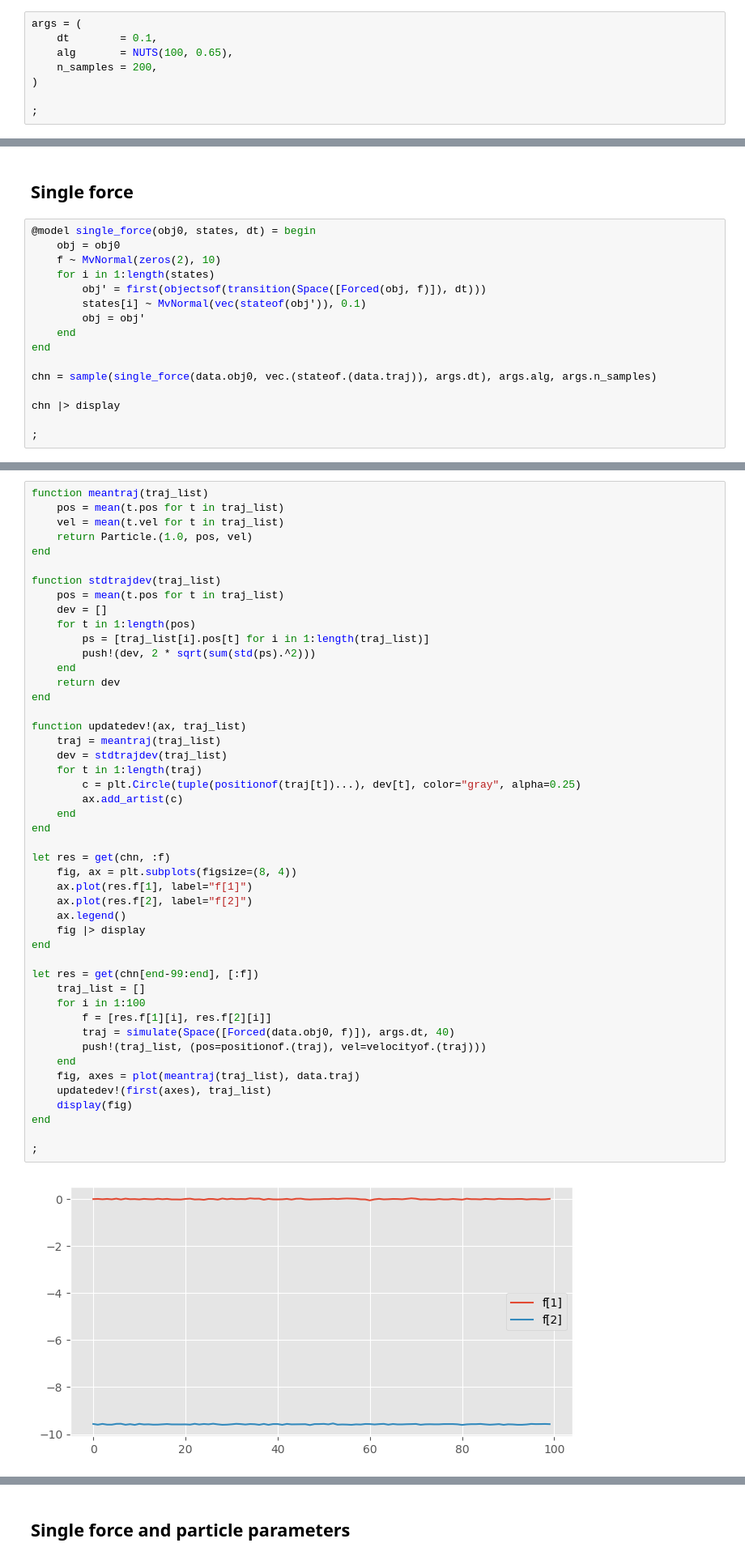
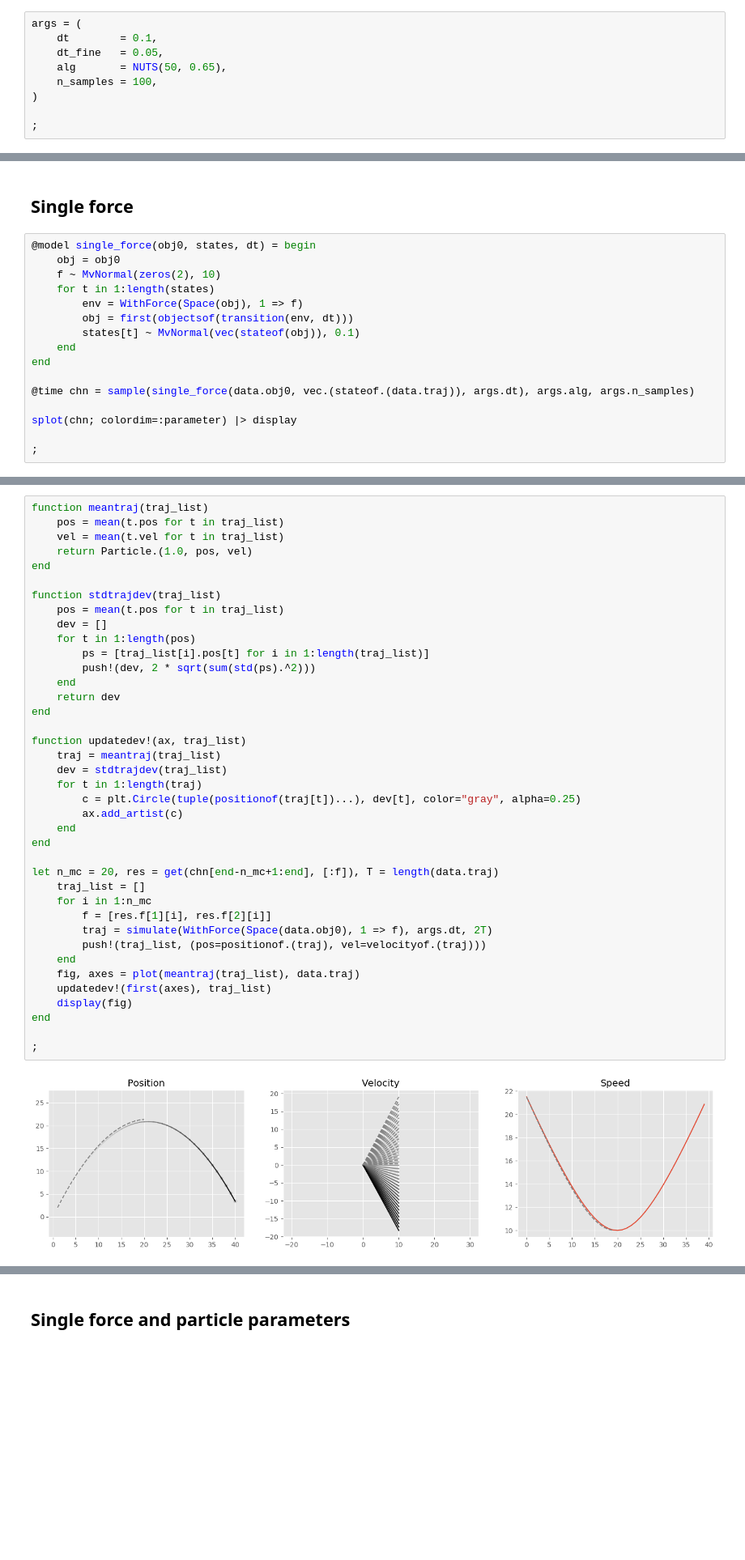
Before and after one commit to yding5/bnp2, a Jupyter notebook: notebooks/force-mcmc.ipynb, the cells around one changed output, grey strips where cells are left out. Shown at 81% size. Cells and saved outputs as stored; diff of their text form; blank space fills up the shorter version.

```diff
--- a/notebooks/force-mcmc.ipynb
+++ b/notebooks/force-mcmc.ipynb
@@ -10,8 +13,9 @@ using Turing, Revise, BNP2
 # %%
 args = (
     dt        = 0.1,
-    alg       = NUTS(100, 0.65),
-    n_samples = 200,
+    dt_fine   = 0.05,
+    alg       = NUTS(50, 0.65),
+    n_samples = 100,
 )
 
 ;
@@ -33,16 +37,16 @@ HTML{String}("<video width=\"500\" height=\"500\" controls autoplay loop>\n  <so
 @model single_force(obj0, states, dt) = begin
     obj = obj0
     f ~ MvNormal(zeros(2), 10)
-    for i in 1:length(states)
-        obj′ = first(objectsof(transition(Space([Forced(obj, f)]), dt)))
-        states[i] ~ MvNormal(vec(stateof(obj′)), 0.1)
-        obj = obj′
+    for t in 1:length(states)
+        env = WithForce(Space(obj), 1 => f)
+        obj = first(objectsof(transition(env, dt)))
+        states[t] ~ MvNormal(vec(stateof(obj)), 0.1)
     end
 end
 
-chn = sample(single_force(data.obj0, vec.(stateof.(data.traj)), args.dt), args.alg, args.n_samples)
+@time chn = sample(single_force(data.obj0, vec.(stateof.(data.traj)), args.dt), args.alg, args.n_samples)
 
-chn |> display
+splot(chn; colordim=:parameter) |> display
 
 ;
 # %% [output]
@@ -76,42 +64,34 @@ end
 function stdtrajdev(traj_list)
     pos = mean(t.pos for t in traj_list)
     dev = []
     for t in 1:length(pos)
         ps = [traj_list[i].pos[t] for i in 1:length(traj_list)]
         push!(dev, 2 * sqrt(sum(std(ps).^2)))
     end
     return dev
 end
 
 function updatedev!(ax, traj_list)
     traj = meantraj(traj_list)
     dev = stdtrajdev(traj_list)
     for t in 1:length(traj)
         c = plt.Circle(tuple(positionof(traj[t])...), dev[t], color="gray", alpha=0.25)
         ax.add_artist(c)
     end
 end
 
-let res = get(chn, :f)
-    fig, ax = plt.subplots(figsize=(8, 4))
-    ax.plot(res.f[1], label="f[1]")
-    ax.plot(res.f[2], label="f[2]")
-    ax.legend()
-    fig |> display
-end
-
-let res = get(chn[end-99:end], [:f])
+let n_mc = 20, res = get(chn[end-n_mc+1:end], [:f]), T = length(data.traj)
     traj_list = []
-    for i in 1:100
+    for i in 1:n_mc
         f = [res.f[1][i], res.f[2][i]]
-        traj = simulate(Space([Forced(data.obj0, f)]), args.dt, 40)
+        traj = simulate(WithForce(Space(data.obj0), 1 => f), args.dt, 2T)
         push!(traj_list, (pos=positionof.(traj), vel=velocityof.(traj)))
     end
     fig, axes = plot(meantraj(traj_list), data.traj)
     updatedev!(first(axes), traj_list)
     display(fig)
 end
 
 ;
 # %% [output]
-[figure, old version]
+[figure, new version]
```
Also changed, not shown: parts of 10 cells of this notebook, 7 other files.
